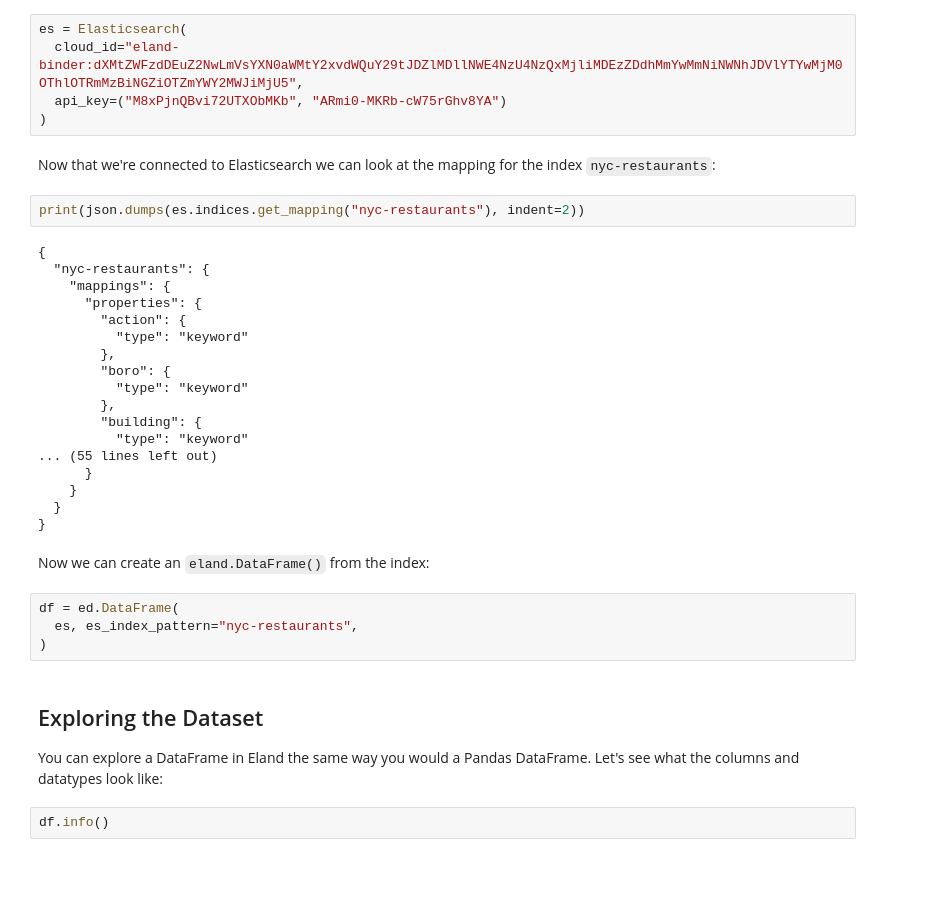
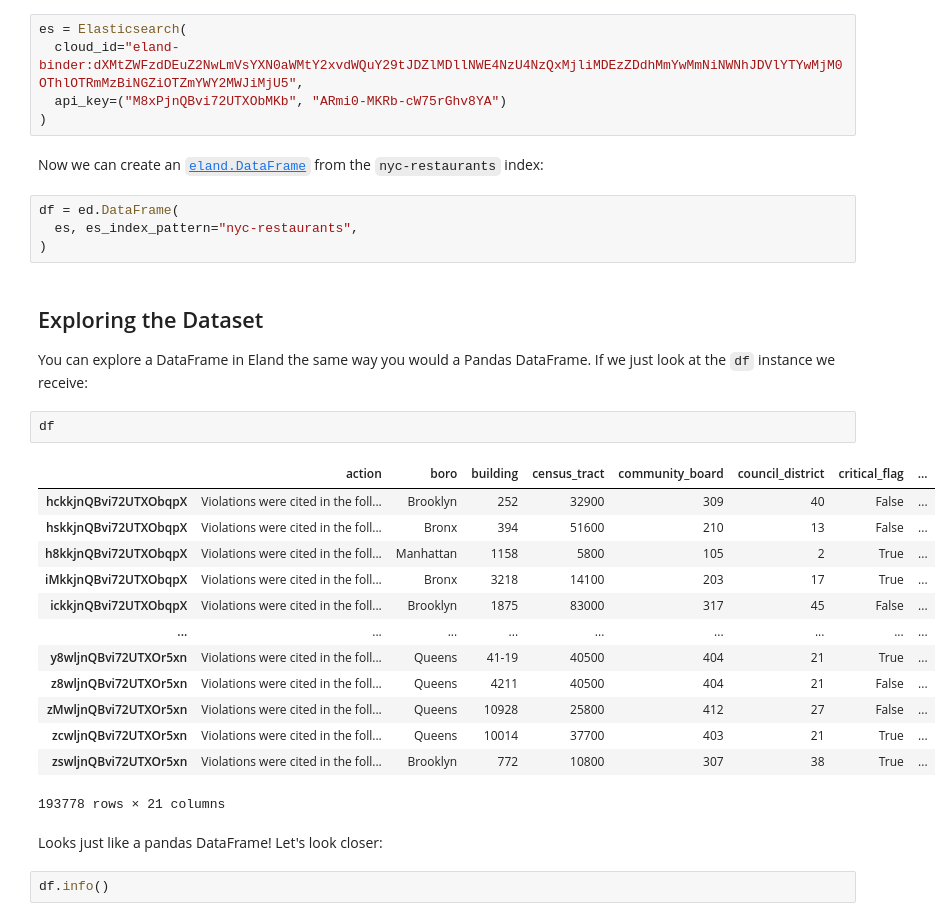
Before and after one commit to sethmlarson/eland-demo-pycon2022, a Jupyter notebook: Eland Elastic{ON} Demo.ipynb, the cells around one changed output. Saved outputs shown, nothing was run; the diff lists cells and outputs as text; blank space fills up the shorter version.

```diff
--- a/Eland Elastic{ON} Demo.ipynb
+++ b/Eland Elastic{ON} Demo.ipynb
@@ -48,30 +51,8 @@ es = Elasticsearch(
   cloud_id="eland-binder:dXMtZWFzdDEuZ2NwLmVsYXN0aWMtY2xvdWQuY29tJDZlMDllNWE4NzU4NzQxMjliMDEzZDdhMmYwMmNiNWNhJDVlYTYwMjM0OThlOTRmMzBiNGZiOTZmYWY2MWJiMjU5",
   api_key=("M8xPjnQBvi72UTXObMKb", "ARmi0-MKRb-cW75rGhv8YA")
 )
-# %% [markdown]
-Now that we're connected to Elasticsearch we can look at the mapping for the index `nyc-restaurants`:
-# %%
-print(json.dumps(es.indices.get_mapping("nyc-restaurants"), indent=2))
-# %% [output]
-{
-  "nyc-restaurants": {
-    "mappings": {
-      "properties": {
-        "action": {
-          "type": "keyword"
-        },
-        "boro": {
-          "type": "keyword"
-        },
-        "building": {
-          "type": "keyword"
-... (55 lines left out)
-      }
-    }
-  }
-}
 # %% [markdown]
-Now we can create an `eland.DataFrame()` from the index:
+Now we can create an [`eland.DataFrame`](https://eland.readthedocs.io/en/latest/reference/dataframe.html) from the `nyc-restaurants` index:
 # %%
 df = ed.DataFrame(
   es, es_index_pattern="nyc-restaurants",
@@ -79,7 +60,25 @@ df = ed.DataFrame(
 # %% [markdown]
 ## Exploring the Dataset
 
-You can explore a DataFrame in Eland the same way you would a Pandas DataFrame. Let's see what the columns and datatypes look like:
+You can explore a DataFrame in Eland the same way you would a Pandas DataFrame. If we just look at the `df` instance we receive:
+# %%
+df
+# %% [output]
+|  | action | boro | building | census_tract | community_board | council_district | critical_flag | ... |
+| hckkjnQBvi72UTXObqpX | Violations were cited in the foll... | Brooklyn | 252 | 32900 | 309 | 40 | False | ... |
+| hskkjnQBvi72UTXObqpX | Violations were cited in the foll... | Bronx | 394 | 51600 | 210 | 13 | False | ... |
+| h8kkjnQBvi72UTXObqpX | Violations were cited in the foll... | Manhattan | 1158 | 5800 | 105 | 2 | True | ... |
+| iMkkjnQBvi72UTXObqpX | Violations were cited in the foll... | Bronx | 3218 | 14100 | 203 | 17 | True | ... |
+| ickkjnQBvi72UTXObqpX | Violations were cited in the foll... | Brooklyn | 1875 | 83000 | 317 | 45 | False | ... |
+| ... | ... | ... | ... | ... | ... | ... | ... | ... |
+| y8wljnQBvi72UTXOr5xn | Violations were cited in the foll... | Queens | 41-19 | 40500 | 404 | 21 | True | ... |
+| z8wljnQBvi72UTXOr5xn | Violations were cited in the foll... | Queens | 4211 | 40500 | 404 | 21 | False | ... |
+| zMwljnQBvi72UTXOr5xn | Violations were cited in the foll... | Queens | 10928 | 25800 | 412 | 27 | False | ... |
+| zcwljnQBvi72UTXOr5xn | Violations were cited in the foll... | Queens | 10014 | 37700 | 403 | 21 | True | ... |
+| zswljnQBvi72UTXOr5xn | Violations were cited in the foll... | Brooklyn | 772 | 10800 | 307 | 38 | True | ... |
+193778 rows × 21 columns
+# %% [markdown]
+Looks just like a pandas DataFrame! Let's look closer:
 # %%
 df.info()
 # %% [output]
```
Also changed, not shown: parts of 23 cells of this notebook, 2 other files.
